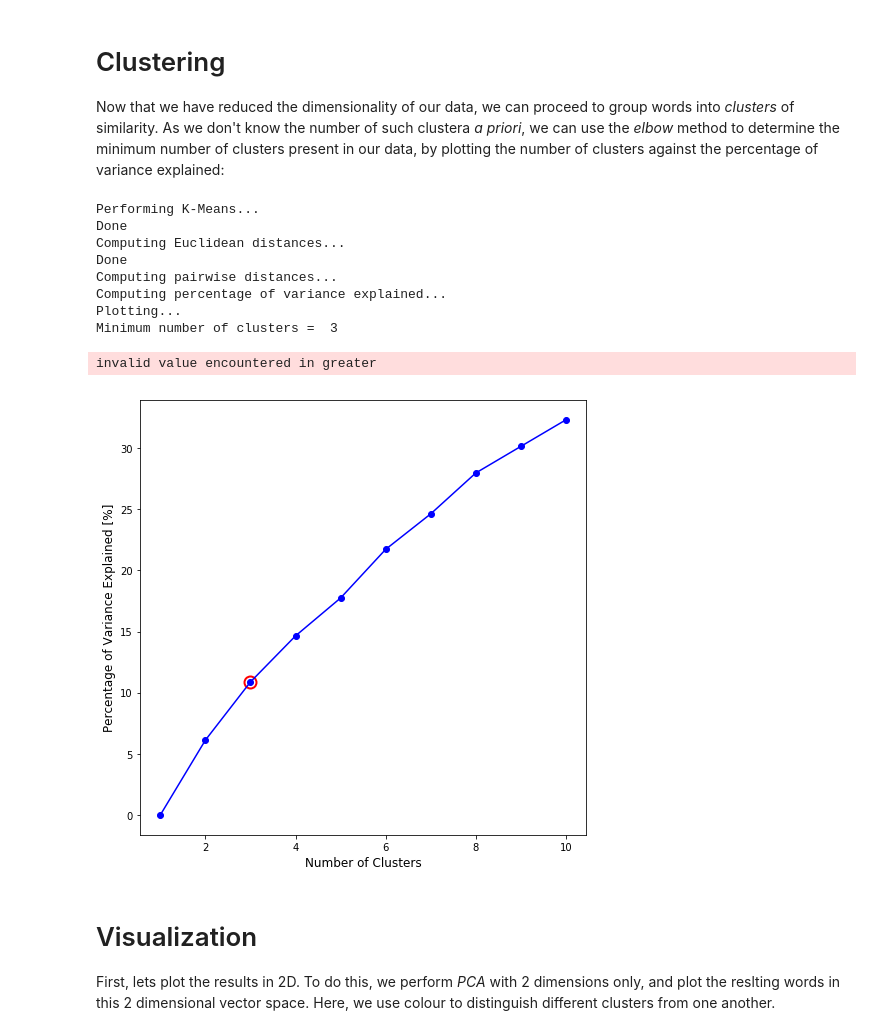
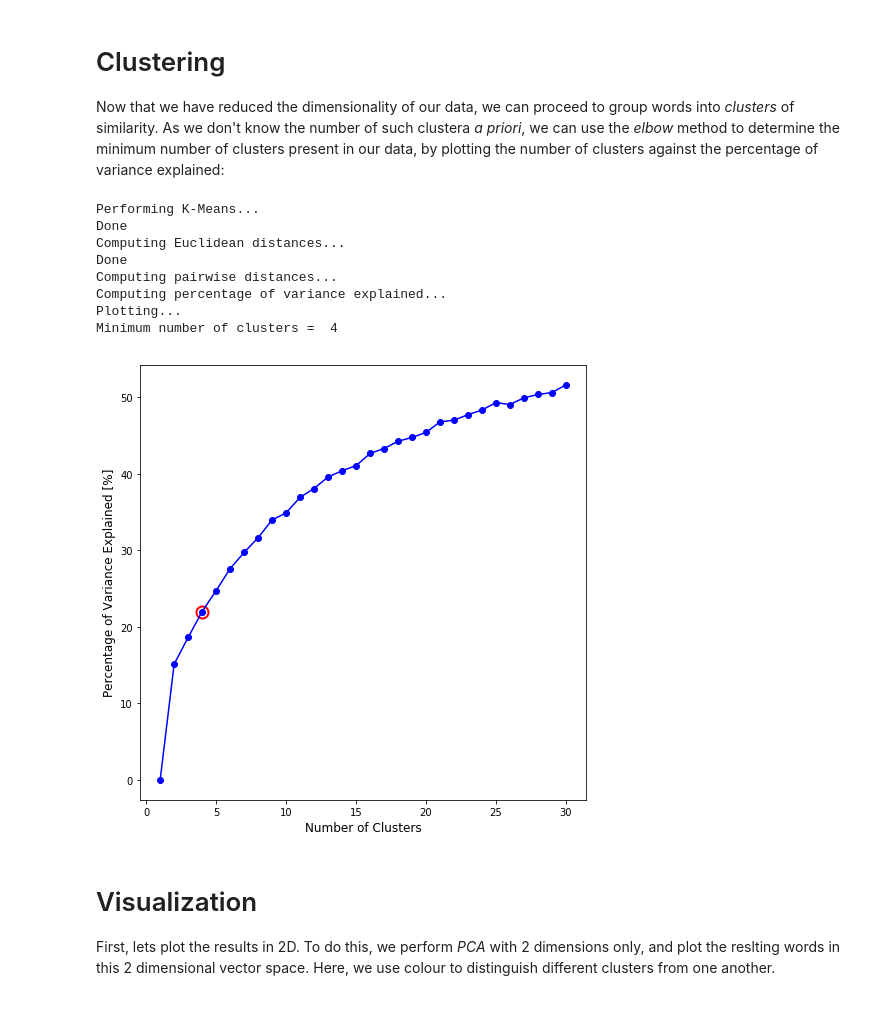
Before and after one commit to sully90/dp-search-service, a Jupyter notebook: src/main/python/Word2Vec ONS.ipynb, the cells around one changed output. Drawn from its saved outputs; the diff is of its cells as text; code cells hidden in the pictures.

```diff
--- a/src/main/python/Word2Vec ONS.ipynb
+++ b/src/main/python/Word2Vec ONS.ipynb
@@ -38,6 +38,7 @@ def getVectorsAndWords(term, topn=20):
 
     return vectors, terms
 
+topn = 100
 word_vectors = []
 words = []
 for searchTerm in searchTerms:
@@ -45,11 +46,11 @@ for searchTerm in searchTerms:
         if (len(searchTerm.split(" ")) > 1):
             parts = searchTerm.split(" ")
             for part in parts:
-                vectors, terms = getVectorsAndWords(part)
+                vectors, terms = getVectorsAndWords(part, topn=topn)
                 word_vectors.extend(vectors)
                 words.extend(terms)
         else:
-            vectors, terms = getVectorsAndWords(searchTerm)
+            vectors, terms = getVectorsAndWords(searchTerm, topn=topn)
             word_vectors.extend(vectors)
             words.extend(terms)
     except KeyError:
@@ -125,37 +126,36 @@ def eblow(data, n):
             [np.array([K[j], criterion[j]]) for j in range(i-1, i+2)]
         ) for i in range(len(K) - 2)] + [np.nan, ])
 
     #Get the first index satisfying the threshold
     kIdx = np.argmax(seg_gains > seg_threshold)
 
     print "Plotting..."
     fig, ax = plt.subplots(figsize=(8, 8))
     ax.plot(K[kIdx], percentage_variance[kIdx], marker='o', markersize=12,
         markeredgewidth=2, markeredgecolor='r', markerfacecolor='None')
 
     ax.scatter(K, percentage_variance, color='b')
     ax.plot(K, percentage_variance, color='b')
 
     ax.set_xlabel("Number of Clusters", fontsize=12)
     ax.set_ylabel("Percentage of Variance Explained [%]", fontsize=12)
 
     print "Minimum number of clusters = ", K[kIdx]
 
     return kMeansVar
 
-kMeansVar = eblow(word_vectors, 11)
+kMeansVar = eblow(word_vectors, 31)
 plt.show()
 # %% [output]
 Performing K-Means...
 Done
 Computing Euclidean distances...
 Done
 Computing pairwise distances...
 Computing percentage of variance explained...
 Plotting...
-Minimum number of clusters =  3
+Minimum number of clusters =  4
-invalid value encountered in greater
-[figure, old version]
+[figure, new version]
 # %% [markdown]
 # Visualization
 First, lets plot the results in 2D. To do this, we perform *PCA* with 2 dimensions only, and plot the reslting words in this 2 dimensional vector space. Here, we use colour to distinguish different clusters from one another.
```
Also changed, not shown: parts of 4 cells of this notebook.
